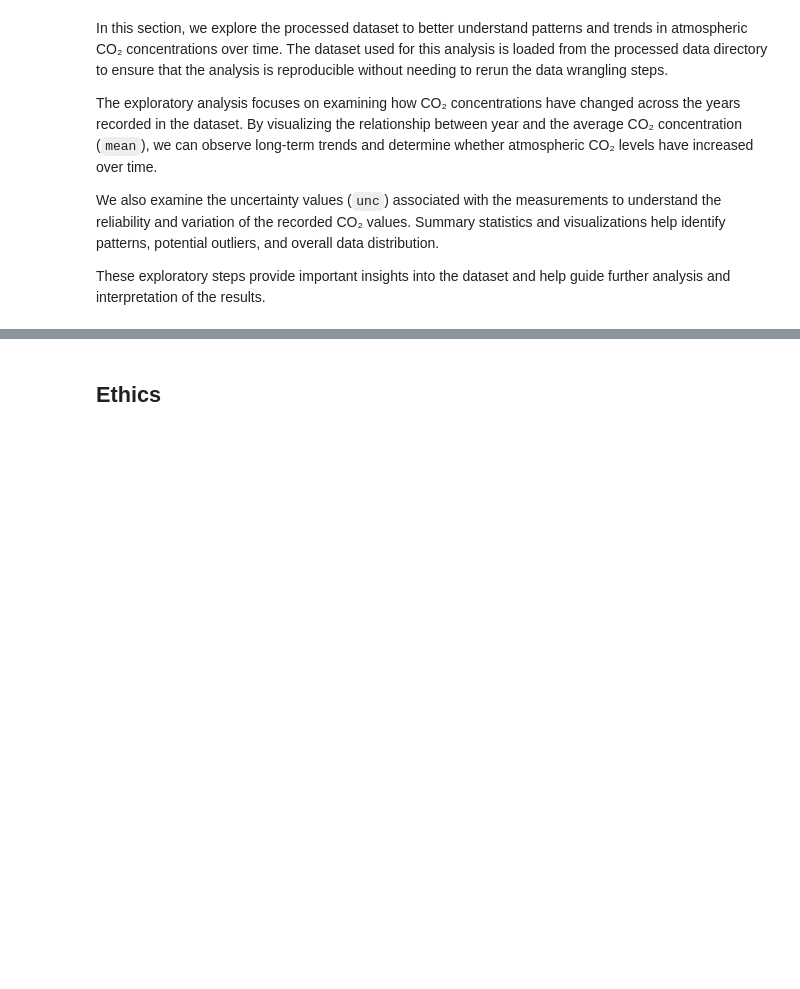
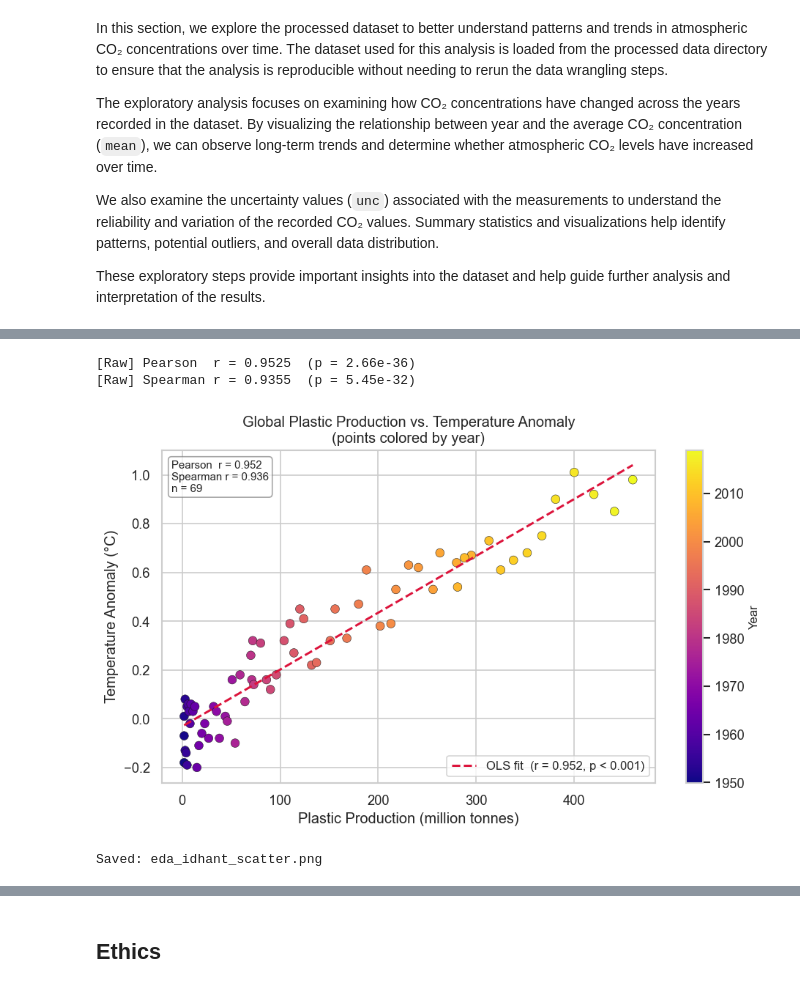
Before and after one commit to COGS108/Group013_WI26, a Jupyter notebook: 03-FinalProject.ipynb, the cells around one changed output, grey strips where cells are left out. Saved outputs shown, nothing was run; the diff lists cells and outputs as text; code cells hidden in the pictures; blank space fills up the shorter version.

```diff
--- a/03-FinalProject.ipynb
+++ b/03-FinalProject.ipynb
@@ -898,0 +1124,46 @@ These exploratory steps provide important insights into the dataset and help gui
+# %%
+# ── Compute correlations via shared module ────────────────────────────────────
+raw_corr = eda_utils.compute_correlations(
+    merged['plastic_Mt'], merged['temp_anomaly_C'], label='Raw'
+)
+pearson_r,  pearson_p  = raw_corr['pearson_r'],  raw_corr['pearson_p']
+spearman_r, spearman_p = raw_corr['spearman_r'], raw_corr['spearman_p']
+
+# ── Scatter plot ──────────────────────────────────────────────────────────────
+fig, ax = plt.subplots(figsize=(8, 5))
+
+scatter = ax.scatter(
+    merged['plastic_Mt'], merged['temp_anomaly_C'],
+    c=merged['Year'], cmap='plasma', s=50, edgecolors='k', lw=0.3, zorder=3
+)
+cbar = plt.colorbar(scatter, ax=ax)
+cbar.set_label('Year', fontsize=10)
+
+# OLS regression line
+slope, intercept, *_ = stats.linregress(merged['plastic_Mt'], merged['temp_anomaly_C'])
+x_line = np.linspace(merged['plastic_Mt'].min(), merged['plastic_Mt'].max(), 200)
+ax.plot(x_line, slope * x_line + intercept, color='crimson', lw=1.8, ls='--', zorder=4,
+        label=f'OLS fit  (r = {pearson_r:.3f}, p < 0.001)')
+
+ax.set_xlabel('Plastic Production (million tonnes)', fontsize=12)
+ax.set_ylabel('Temperature Anomaly (°C)', fontsize=12)
+ax.set_title('Global Plastic Production vs. Temperature Anomaly\n(points colored by year)', fontsize=12)
+ax.legend(fontsize=10)
+
+# Annotation box
+textstr = (f'Pearson  r = {pearson_r:.3f}\n'
+           f'Spearman r = {spearman_r:.3f}\n'
+           f'n = {len(merged)}')
+props = dict(boxstyle='round', facecolor='white', alpha=0.7, edgecolor='gray')
+ax.text(0.02, 0.97, textstr, transform=ax.transAxes, fontsize=9,
+        verticalalignment='top', bbox=props)
+
+plt.tight_layout()
+plt.savefig(RESULTS_DIR + 'eda_idhant_scatter.png', bbox_inches='tight')
+plt.show()
+print('Saved: eda_idhant_scatter.png')
+# %% [output]
+[Raw] Pearson  r = 0.9525  (p = 2.66e-36)
+[Raw] Spearman r = 0.9355  (p = 5.45e-32)
+[figure, added]
+Saved: eda_idhant_scatter.png
```
Also changed, not shown: parts of 23 cells of this notebook.
